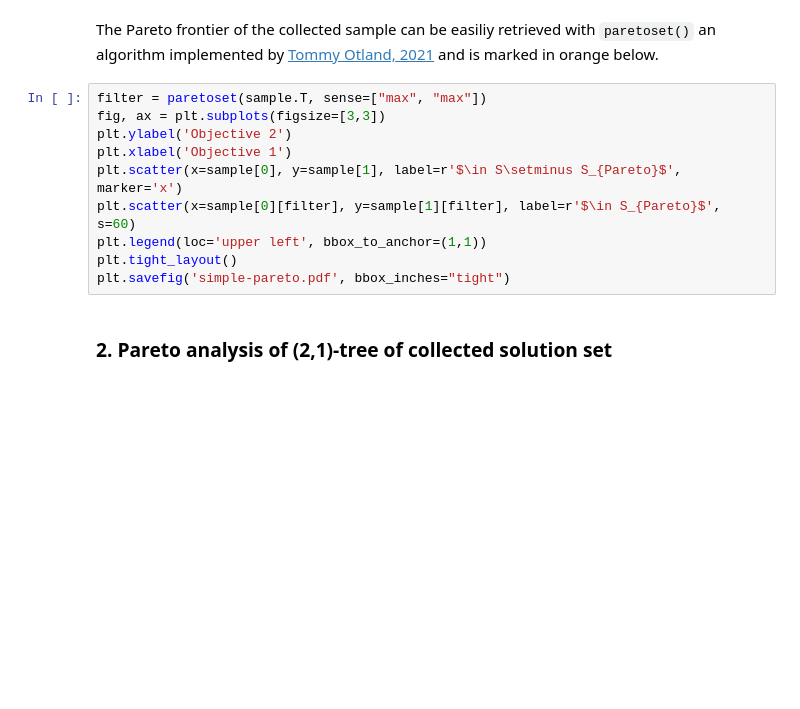
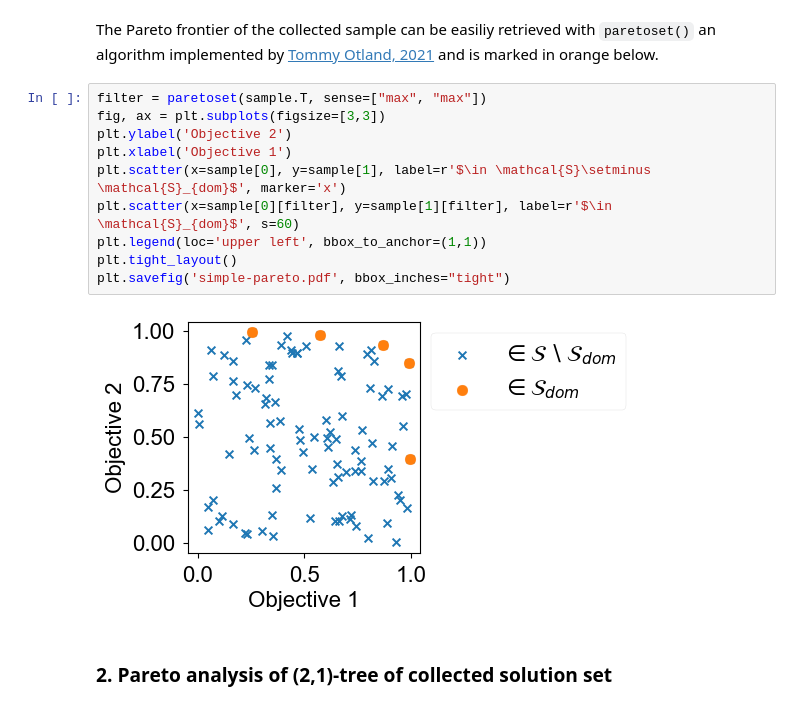
Before and after one commit to Luisenden/qnetsur, a Jupyter notebook: notebooks/tutorial_pareto-analysis.ipynb, the cells around one changed output. Saved outputs shown, nothing was run; the diff lists cells and outputs as text; blank space fills up the shorter version.

```diff
--- a/notebooks/tutorial_pareto-analysis.ipynb
+++ b/notebooks/tutorial_pareto-analysis.ipynb
@@ -62,13 +54,15 @@ The Pareto frontier of the collected sample can be easiliy retrieved with `paret
 # %%
 filter = paretoset(sample.T, sense=["max", "max"])
 fig, ax = plt.subplots(figsize=[3,3])
 plt.ylabel('Objective 2')
 plt.xlabel('Objective 1')
-plt.scatter(x=sample[0], y=sample[1], label=r'$\in S\setminus S_{Pareto}$', marker='x')
-plt.scatter(x=sample[0][filter], y=sample[1][filter], label=r'$\in S_{Pareto}$', s=60)
+plt.scatter(x=sample[0], y=sample[1], label=r'$\in \mathcal{S}\setminus \mathcal{S}_{dom}$', marker='x')
+plt.scatter(x=sample[0][filter], y=sample[1][filter], label=r'$\in \mathcal{S}_{dom}$', s=60)
 plt.legend(loc='upper left', bbox_to_anchor=(1,1))
 plt.tight_layout()
 plt.savefig('simple-pareto.pdf', bbox_inches="tight")
+# %% [output]
+[figure, added]
 # %% [markdown]
 ### 2. Pareto analysis of (2,1)-tree of collected solution set
 # %%
```
Also changed, not shown: parts of 15 cells of this notebook, 3 other files.
